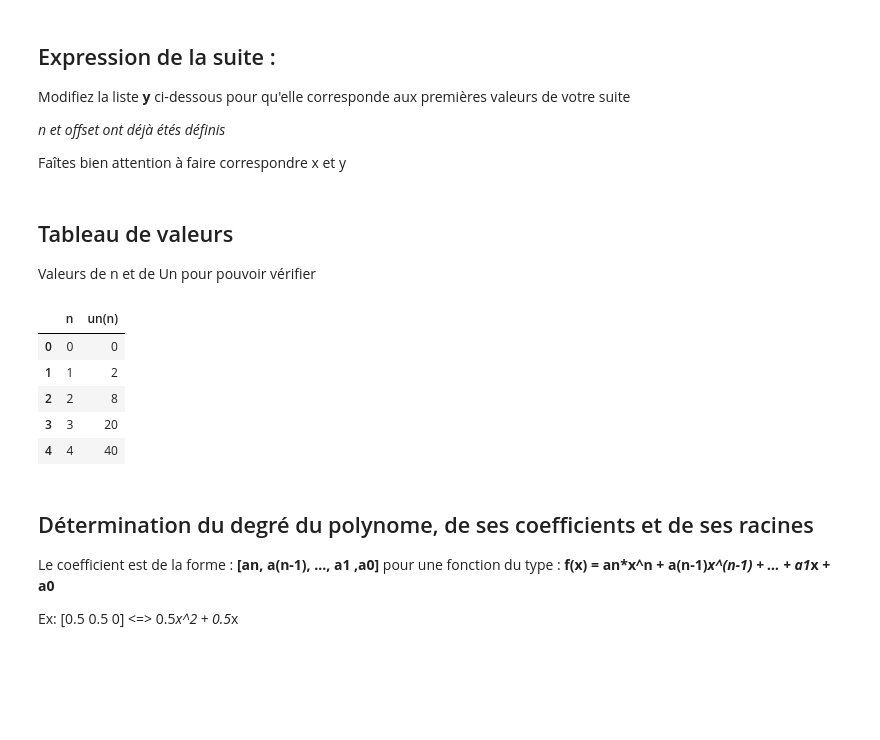
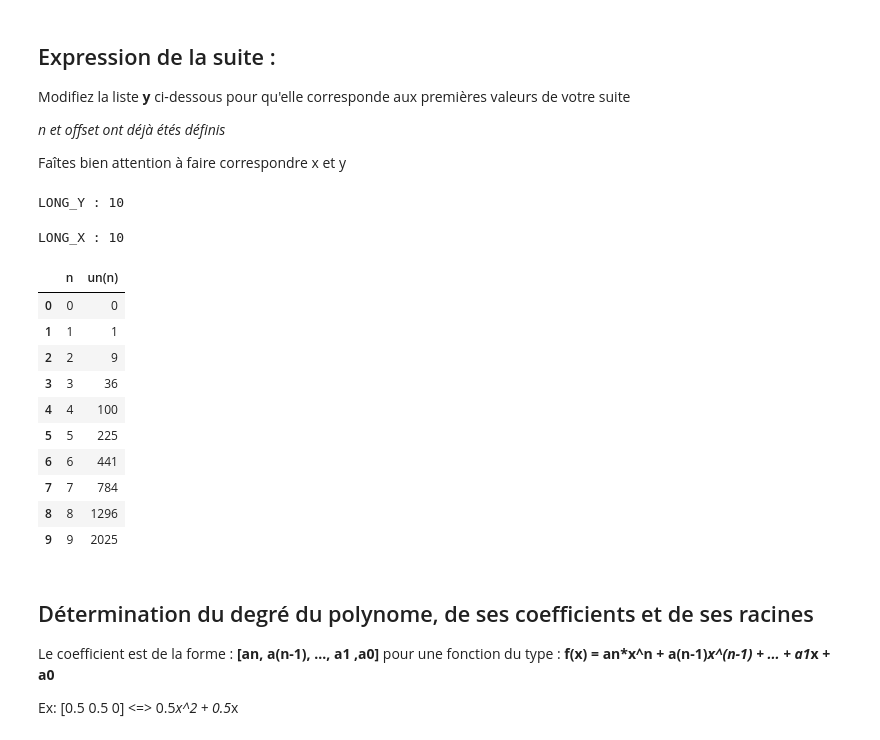
Before and after one commit to Jules-NC/Maths, a Jupyter notebook: Visualisations/regression_polynomiale.ipynb, the cells around one changed output. Cells and saved outputs as stored; diff of their text form; code cells hidden in the pictures; blank space fills up the shorter version.

```diff
--- a/Visualisations/regression_polynomiale.ipynb
+++ b/Visualisations/regression_polynomiale.ipynb
@@ -36,6 +38,28 @@ Modifiez la liste **y** ci-dessous pour qu'elle corresponde aux premières valeu
 _n et offset ont déjà étés définis_
 
 Faîtes bien attention à faire correspondre x et y
+# %%
+ecart = int((n-offset)/(nbr_points-1) + 1)
+nom_suite = "Somme des cubes"
+y = [sum([k**3 for k in range(j)]) for j in range(1, n+1, ecart)]
+print("LONG_Y :", len(y))
+# %% [output]
+LONG_Y : 10
 # %%
-y = np.array([i*(i+1)/2 for i in range(offset, n + offset, ecart)])
-y = [0, 2, 8, 20, 40]
+x = np.array([int(i) for i in range(offset, n + offset, ecart)])
+print("LONG_X :", len(x))
+df = pd.DataFrame({"un(n)":y, "n":x,})
+df
+# %% [output]
+LONG_X : 10
+|  | n | un(n) |
+| 0 | 0 | 0 |
+| 1 | 1 | 1 |
+| 2 | 2 | 9 |
+| 3 | 3 | 36 |
+| 4 | 4 | 100 |
+| 5 | 5 | 225 |
+| 6 | 6 | 441 |
+| 7 | 7 | 784 |
+| 8 | 8 | 1296 |
+| 9 | 9 | 2025 |
@@ -47,15 +66,3 @@ df = pd.DataFrame({"un(n)":y, "n":x,})
-# %% [markdown]
-## Tableau de valeurs
-Valeurs de n et de Un pour pouvoir vérifier
-# %%
-df
-# %% [output]
-|  | n | un(n) |
-| 0 | 0 | 0 |
-| 1 | 1 | 2 |
-| 2 | 2 | 8 |
-| 3 | 3 | 20 |
-| 4 | 4 | 40 |
 # %% [markdown]
 ## Détermination du degré du polynome, de ses coefficients et de ses racines
 
```
Also changed, not shown: parts of 11 cells of this notebook.
